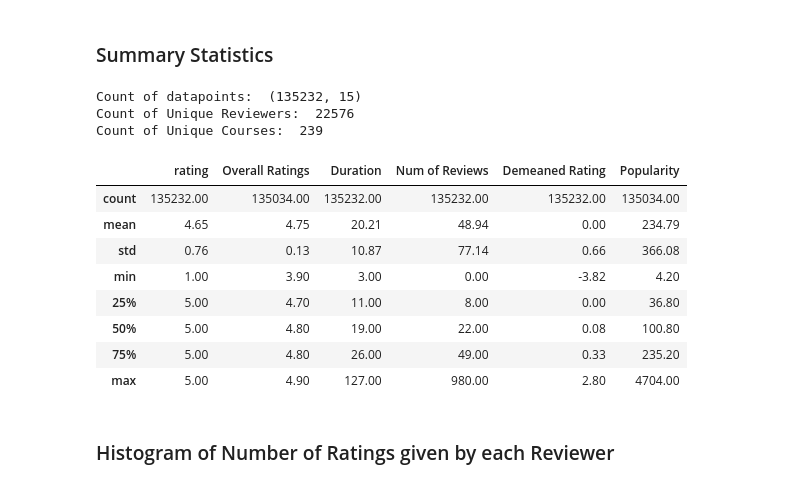
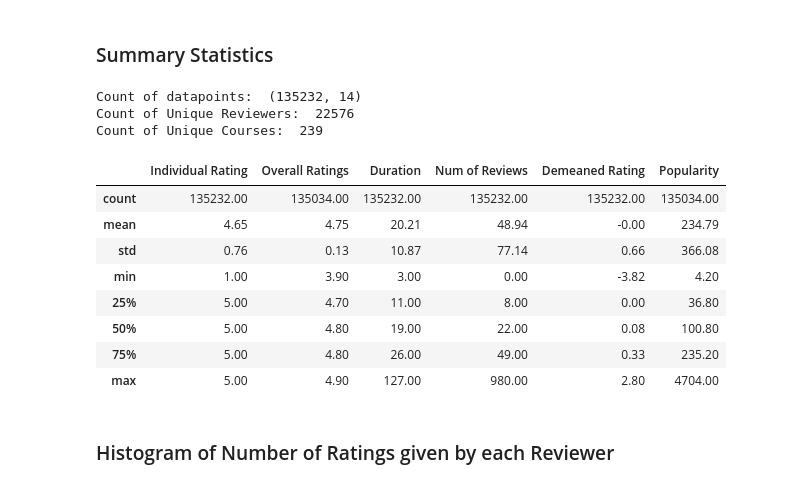
Before and after one commit to jacoblimjy/bt4222, a Jupyter notebook: main.ipynb, the cells around one changed output. Cells and saved outputs as stored; diff of their text form; code cells hidden in the pictures.

```diff
--- a/main.ipynb
+++ b/main.ipynb
@@ -382,11 +376,13 @@ final_courses = final_courses[final_courses['reviewers'] != '']
+# %%
+final_users_courses = final_users_courses[final_users_courses['reviewers'] != '']
 # %% [markdown]
 ### Adding Popularity to Courses Data
 # %%
-final_courses['Popularity'] = final_courses['Overall Ratings'] * final_courses['Num of Reviews']
-# final_courses.head()
+final_users_courses['Popularity'] = final_users_courses['Overall Ratings'] * final_users_courses['Num of Reviews']
+# final_users_courses.head()
 # %% [markdown]
 ### Remove users with less than 3 interactions
 # %%
-reviewer_counts = final_courses['reviewers'].value_counts()
+reviewer_counts = final_users_courses['reviewers'].value_counts()
 reviewers_to_keep = reviewer_counts[reviewer_counts >= 3].index
-final_courses = final_courses[final_courses['reviewers'].isin(reviewers_to_keep)]
+final_users_courses = final_users_courses[final_users_courses['reviewers'].isin(reviewers_to_keep)]
@@ -424,0 +411,2 @@ final_courses
+# %%
+final_users_courses = final_users_courses.rename(columns={'reviews': 'Review', 'reviewers': 'Reviewer', 'rating': 'Individual Rating', 'name': 'Course Name', 'institution': 'Institution', 'skills': 'Course Skills', 'description': 'Description', 'date': 'Date'})
@@ -431,19 +435,19 @@ import numpy as np
 # %% [markdown]
 ### Summary Statistics
 # %%
-print("Count of datapoints: ", final_courses.shape)
-print("Count of Unique Reviewers: ", final_courses['reviewers'].nunique())
-print("Count of Unique Courses: ", final_courses['name'].nunique())
+print("Count of datapoints: ", final_users_courses.shape)
+print("Count of Unique Reviewers: ", final_users_courses['Reviewer'].nunique())
+print("Count of Unique Courses: ", final_users_courses['Course Name'].nunique())
 # %% [output]
-Count of datapoints:  (135232, 15)
+Count of datapoints:  (135232, 14)
 Count of Unique Reviewers:  22576
 Count of Unique Courses:  239
 # %%
-final_courses.describe().round(2)
+final_users_courses.describe().round(2)
 # %% [output]
-|  | rating | Overall Ratings | Duration | Num of Reviews | Demeaned Rating | Popularity |
+|  | Individual Rating | Overall Ratings | Duration | Num of Reviews | Demeaned Rating | Popularity |
 | count | 135232.00 | 135034.00 | 135232.00 | 135232.00 | 135232.00 | 135034.00 |
-| mean | 4.65 | 4.75 | 20.21 | 48.94 | 0.00 | 234.79 |
+| mean | 4.65 | 4.75 | 20.21 | 48.94 | -0.00 | 234.79 |
 | std | 0.76 | 0.13 | 10.87 | 77.14 | 0.66 | 366.08 |
 | min | 1.00 | 3.90 | 3.00 | 0.00 | -3.82 | 4.20 |
 | 25% | 5.00 | 4.70 | 11.00 | 8.00 | 0.00 | 36.80 |
```
Also changed, not shown: parts of 35 cells of this notebook.
